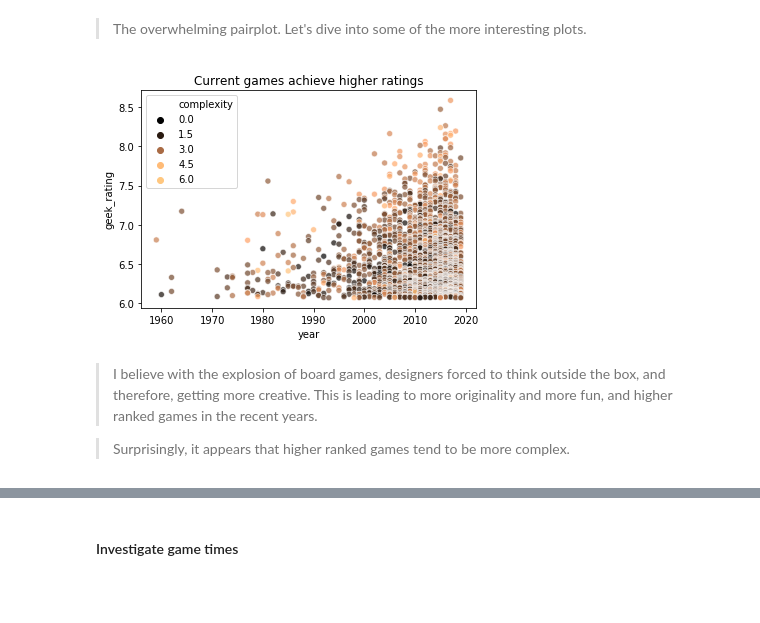
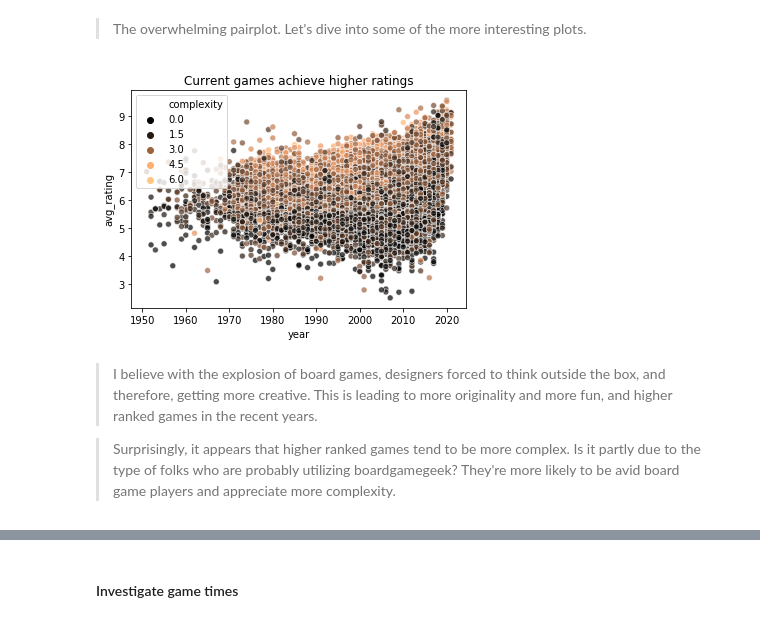
Before and after one commit to misty-garcia/board_games, a Jupyter notebook: top_games.ipynb, the cells around one changed output, grey strips where cells are left out. Drawn from its saved outputs; the diff is of its cells as text; code cells hidden in the pictures; blank space fills up the shorter version.

Commit message:
all the games

```diff
--- a/top_games.ipynb
+++ b/top_games.ipynb
@@ -211,7 +164,4 @@ df [df.name_clean != df.name]
 # %%
-# replace War of the Ring "name" with "name_clean"
-df.name.iloc[100] = df.name_clean.iloc[100]
-
 # drop "name_clean" column
 df.drop('name_clean', axis=1, inplace=True)
 
@@ -251,0 +203,2 @@ df [df.name.duplicated(keep=False)].sort_values(["name", "rank"])
+# %%
+df = df.drop_duplicates(subset=['name','year'])
@@ -476,2 +426,2 @@ df [df.min_time > 600]
 # %%
-df = df [df.min_time < 600]
+df = df [(df.min_time < 10000) & (df.max_time < 10000)]
@@ -481,0 +436,2 @@ df.shape
+# %%
+df = df [df.complexity != 0]
@@ -531,15 +492,15 @@ plt.show()
 # %% [markdown]
 > The overwhelming pairplot. Let's dive into some of the more interesting plots.
 # %%
-sns.scatterplot(data=df, x='year', y='geek_rating',hue='complexity', palette='copper', alpha=.7)
+sns.scatterplot(data=df, x='year', y='avg_rating',hue='complexity', palette='copper', alpha=.7)
 plt.title("Current games achieve higher ratings")
 plt.show()
 # %% [output]
-[figure, old version]
+[figure, new version]
 # %% [markdown]
 > I believe with the explosion of board games, designers forced to think outside the box, and therefore, getting more creative. This is leading to more originality and more fun, and higher ranked games in the recent years.
 
-> Surprisingly, it appears that higher ranked games tend to be more complex.
+> Surprisingly, it appears that higher ranked games tend to be more complex. Is it partly due to the type of folks who are probably utilizing boardgamegeek? They're more likely to be avid board game players and appreciate more complexity.
 # %%
 fig, ax = plt.subplots(1,2, figsize=(12,5), sharey=True, sharex=True)
 
```
Also changed, not shown: parts of 105 cells of this notebook.
